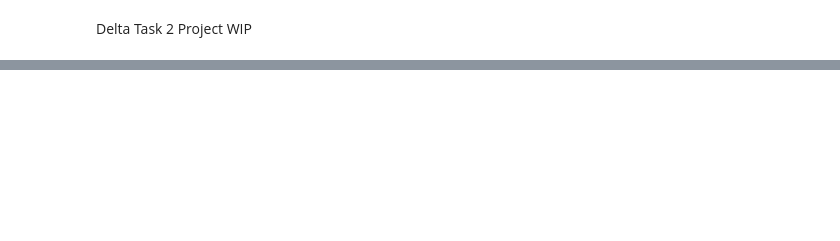
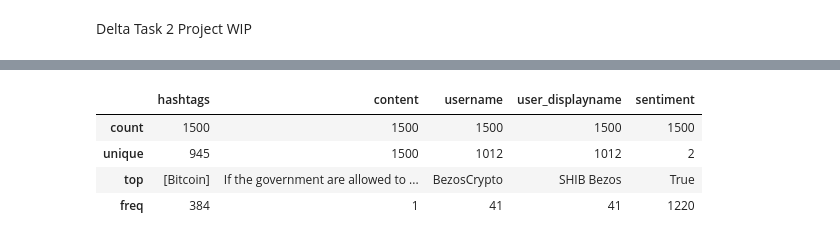
Before and after one commit to busrakasabali/Delta_Task_2, a Jupyter notebook: 1_Introduction.ipynb, the cells around one changed output, grey strips where cells are left out. Cells and saved outputs as stored; diff of their text form; code cells hidden in the pictures; blank space fills up the shorter version.

```diff
--- a/1_Introduction.ipynb
+++ b/1_Introduction.ipynb
@@ -54,0 +58,8 @@ memory usage: 20.0+ KB
+# %%
+btc_tweets_train.describe()
+# %% [output]
+|  | hashtags | content | username | user_displayname | sentiment |
+| count | 1500 | 1500 | 1500 | 1500 | 1500 |
+| unique | 945 | 1500 | 1012 | 1012 | 2 |
+| top | [Bitcoin] | If the government are allowed to ... | BezosCrypto | SHIB Bezos | True |
+| freq | 384 | 1 | 41 | 41 | 1220 |
```
Also changed, not shown: parts of 8 cells of this notebook.
